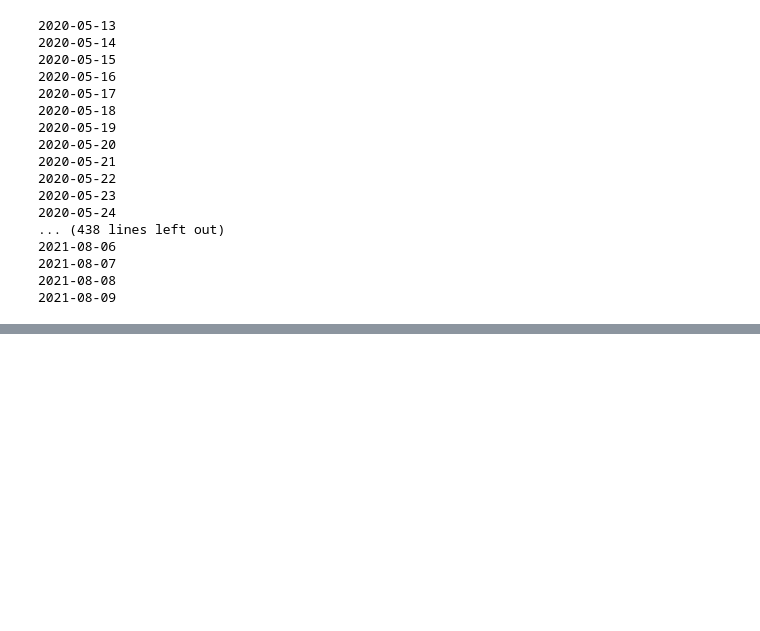
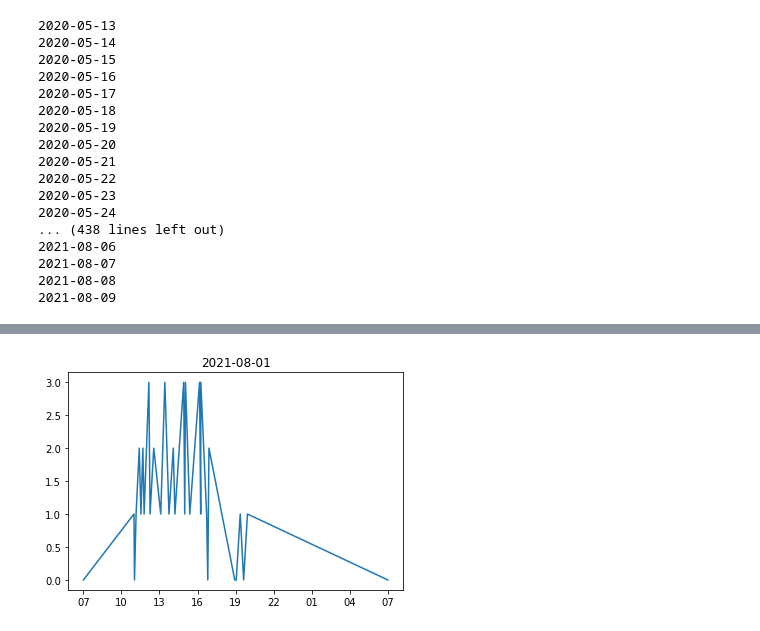
Before and after one commit to AbhikChowdhury6/qsPrez, a Jupyter notebook: analysis.ipynb, the cells around one changed output, grey strips where cells are left out. Cells and saved outputs as stored; diff of their text form; code cells hidden in the pictures; blank space fills up the shorter version.

```diff
--- a/analysis.ipynb
+++ b/analysis.ipynb
@@ -17,8 +17,8 @@ dfs = []
 for fn in listofDataFiles:
     dfs.append(pd.read_parquet(fn + ".parquet.gzip"))
 # %%
-earliestDay = min([i.index[0] for i in dfs]).date()
-latestDay = max([i.index[len(i)-1] for i in dfs]).date()
+earliestDay = min([i.index[0].astimezone(AZtz) for i in dfs]).date()
+latestDay = max([i.index[len(i)-1].astimezone(AZtz) for i in dfs]).date()
 
 print(earliestDay)
 print(latestDay)
@@ -83,7 +93,7 @@ for day in daylist:
 2021-08-08
 2021-08-09
 # %%
-for i in alldataList[:4]:
+for i in alldataList[0]:
     print(i)
     print("****************")
 # %% [output]
@@ -117,0 +170,38 @@ metadatadf.set_index('date',inplace=True)
+# %%
+#let's see what those 36 days where we have 4 or more sleep ata streams look like
+daysDev4pmetaDF = metadatadf.sort_values(by=['totalActivity'], ascending=False).head(36).sort_index(ascending=False)
+#print(daysDev4pmetaDF)
+fourPlusDeviceDays = daysDev4pmetaDF.index.to_list()
+
+
+daysDev3pmetaDF = metadatadf.sort_values(by=['totalActivity'], ascending=False).head(239).sort_index(ascending=False)
+
+threePlusDeviceDays = daysDev3pmetaDF.index.to_list()
+# %%
+import matplotlib.pyplot as plt
+import matplotlib
+
+testDayi = 8
+
+#title the name of the day
+plt.title(fourPlusDeviceDays[testDayi])
+
+startDatetime = datetime.datetime.combine(fourPlusDeviceDays[testDayi], datetime.datetime.min.time())
+startTimestamp = datadf.loc[fourPlusDeviceDays[testDayi]]['fitbit'][0][0] - datetime.timedelta(hours=datadf.loc[fourPlusDeviceDays[testDayi]]['fitbit'][0][0].hour, minutes=datadf.loc[fourPlusDeviceDays[testDayi]]['fitbit'][0][0].minute)
+testTimeList = [startTimestamp] + datadf.loc[fourPlusDeviceDays[testDayi]]['fitbit'][0] + [startTimestamp + datetime.timedelta(hours=23,minutes=59)]
+
+testValueList = [0] + datadf.loc[fourPlusDeviceDays[testDayi]]['fitbit'][1] + [0]
+
+print(testTimeList)
+print(testValueList)
+
+plt.plot(testTimeList,testValueList)
+#plt.plot(bottomX,invizY)
+#plt.gcf().autofmt_xdate()
+ax=plt.gca()
+xfmt = matplotlib.dates.DateFormatter('%H')
+ax.xaxis.set_major_formatter(xfmt)
+ax.xaxis_date("US/Arizona")
+
+plt.show()
+# %% [output]
@@ -117,0 +210 @@ metadatadf.set_index('date',inplace=True)
+[figure, added]
```
Also changed, not shown: parts of 13 cells of this notebook, 11 other files.
